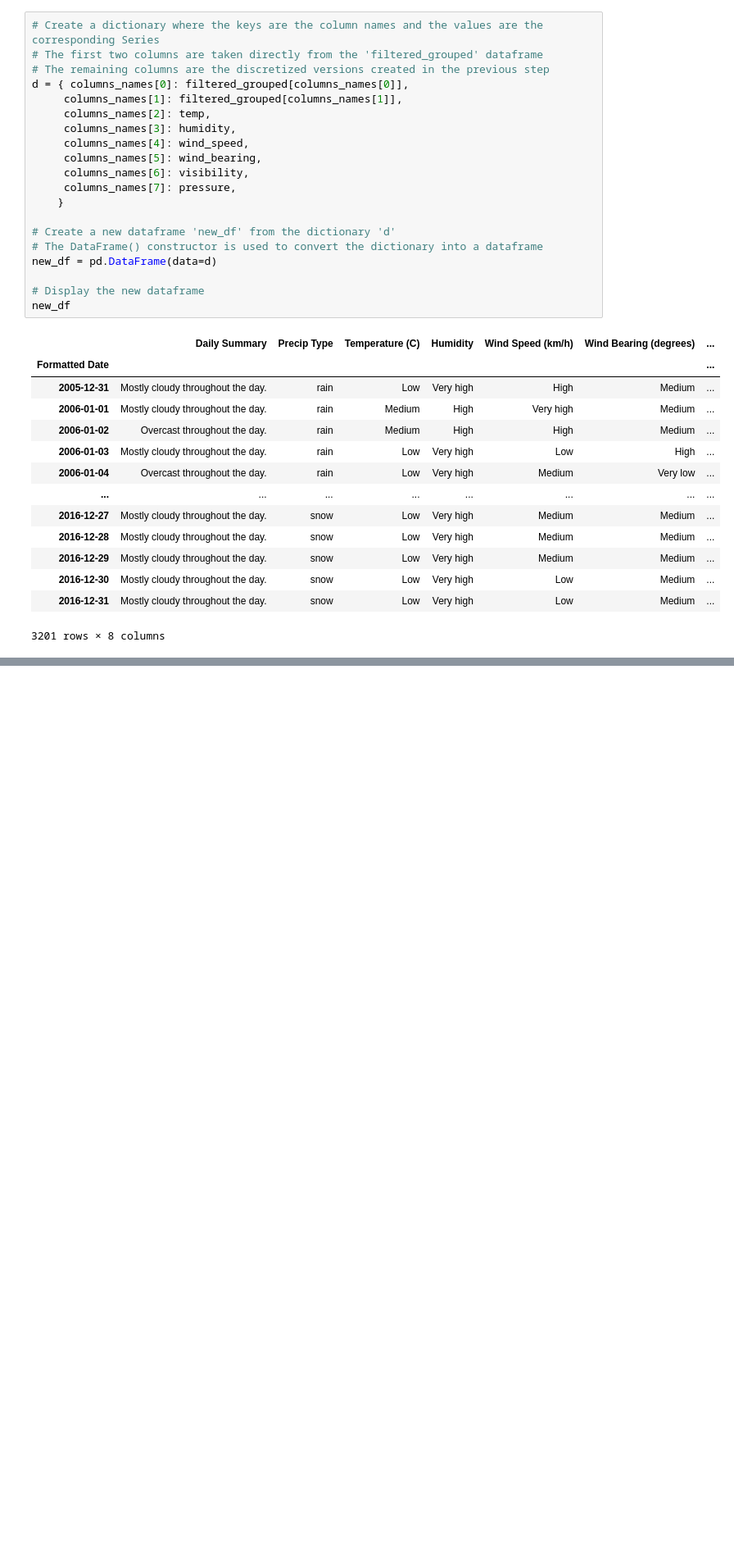
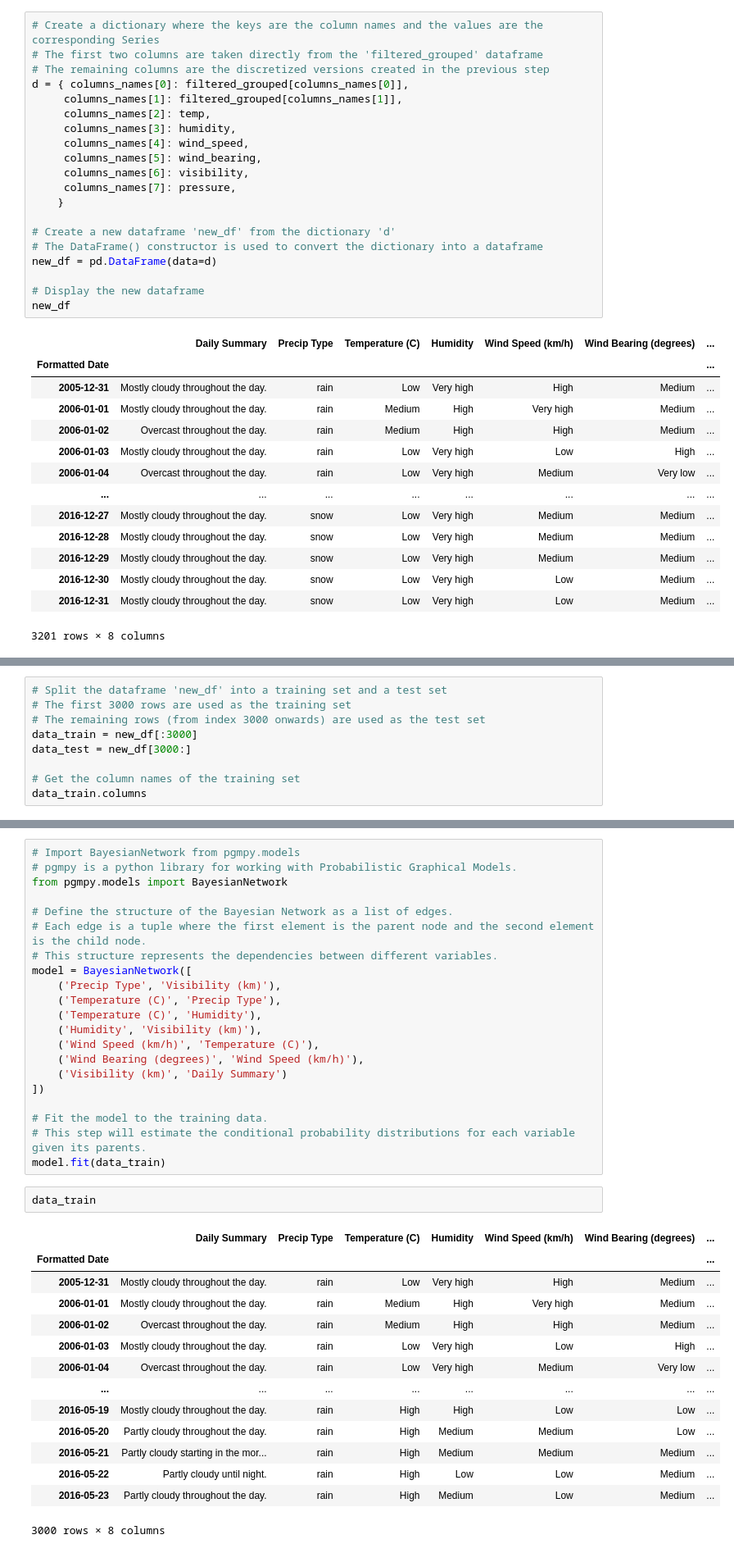
Before and after one commit to tahacmv/WeatherForecasting, a Jupyter notebook: Weather_forecasting.ipynb, the cells around one changed output, grey strips where cells are left out. Shown at 82% size. Cells and saved outputs as stored; diff of their text form; blank space fills up the shorter version.

Commit message:
Steps 3 & 4 : Creating a Bayesian Network and training the model

```diff
--- a/Weather_forecasting.ipynb
+++ b/Weather_forecasting.ipynb
@@ -326,0 +340,9 @@ new_df
+# %%
+# Split the dataframe 'new_df' into a training set and a test set
+# The first 3000 rows are used as the training set
+# The remaining rows (from index 3000 onwards) are used as the test set
+data_train = new_df[:3000]
+data_test = new_df[3000:]
+
+# Get the column names of the training set
+data_train.columns
@@ -326,0 +424,38 @@ new_df
+# %%
+# Import BayesianNetwork from pgmpy.models
+# pgmpy is a python library for working with Probabilistic Graphical Models.
+from pgmpy.models import BayesianNetwork
+
+# Define the structure of the Bayesian Network as a list of edges.
+# Each edge is a tuple where the first element is the parent node and the second element is the child node.
+# This structure represents the dependencies between different variables.
+model = BayesianNetwork([
+    ('Precip Type', 'Visibility (km)'),
+    ('Temperature (C)', 'Precip Type'),
+    ('Temperature (C)', 'Humidity'),
+    ('Humidity', 'Visibility (km)'),
+    ('Wind Speed (km/h)', 'Temperature (C)'),
+    ('Wind Bearing (degrees)', 'Wind Speed (km/h)'),
+    ('Visibility (km)', 'Daily Summary')
+])
+
+# Fit the model to the training data.
+# This step will estimate the conditional probability distributions for each variable given its parents.
+model.fit(data_train)
+# %%
+data_train
+# %% [output]
+|  | Daily Summary | Precip Type | Temperature (C) | Humidity | Wind Speed (km/h) | Wind Bearing (degrees) | ... |
+| Formatted Date |  |  |  |  |  |  | ... |
+| 2005-12-31 | Mostly cloudy throughout the day. | rain | Low | Very high | High | Medium | ... |
+| 2006-01-01 | Mostly cloudy throughout the day. | rain | Medium | High | Very high | Medium | ... |
+| 2006-01-02 | Overcast throughout the day. | rain | Medium | High | High | Medium | ... |
+| 2006-01-03 | Mostly cloudy throughout the day. | rain | Low | Very high | Low | High | ... |
+| 2006-01-04 | Overcast throughout the day. | rain | Low | Very high | Medium | Very low | ... |
+| ... | ... | ... | ... | ... | ... | ... | ... |
+| 2016-05-19 | Mostly cloudy throughout the day. | rain | High | High | Low | Low | ... |
+| 2016-05-20 | Partly cloudy throughout the day. | rain | High | Medium | Medium | Low | ... |
+| 2016-05-21 | Partly cloudy starting in the mor... | rain | High | Medium | Medium | Medium | ... |
+| 2016-05-22 | Partly cloudy until night. | rain | High | Low | Low | Medium | ... |
+| 2016-05-23 | Partly cloudy throughout the day. | rain | High | Medium | Low | Medium | ... |
+3000 rows × 8 columns
```
Also changed, not shown: parts of 6 cells of this notebook.
